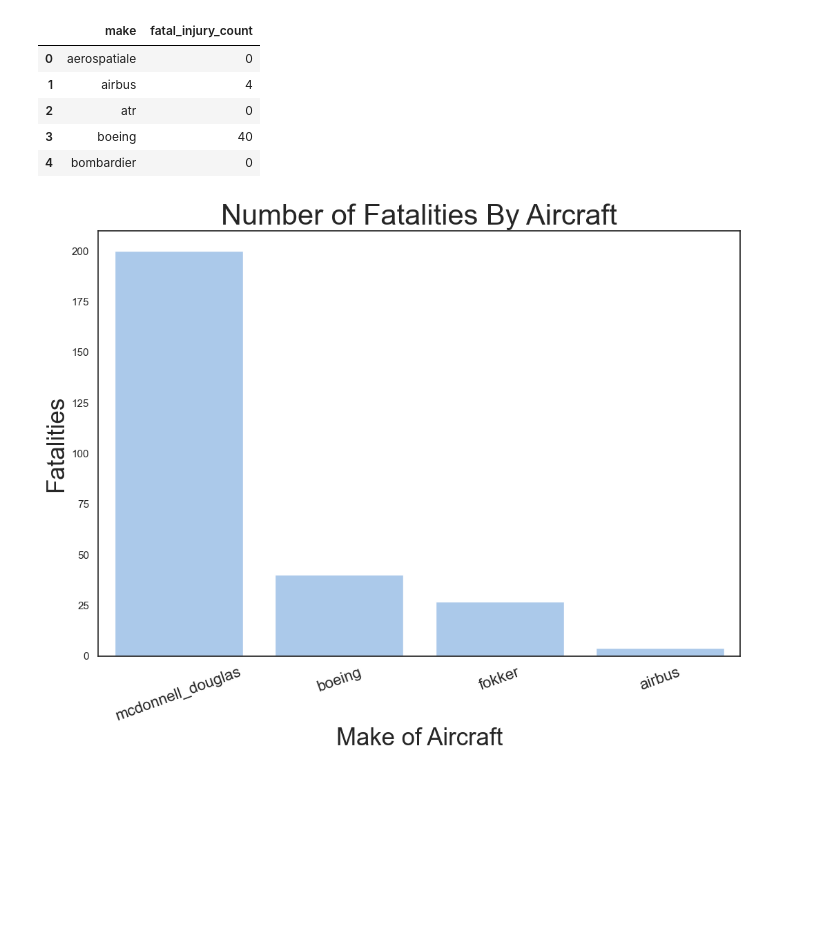
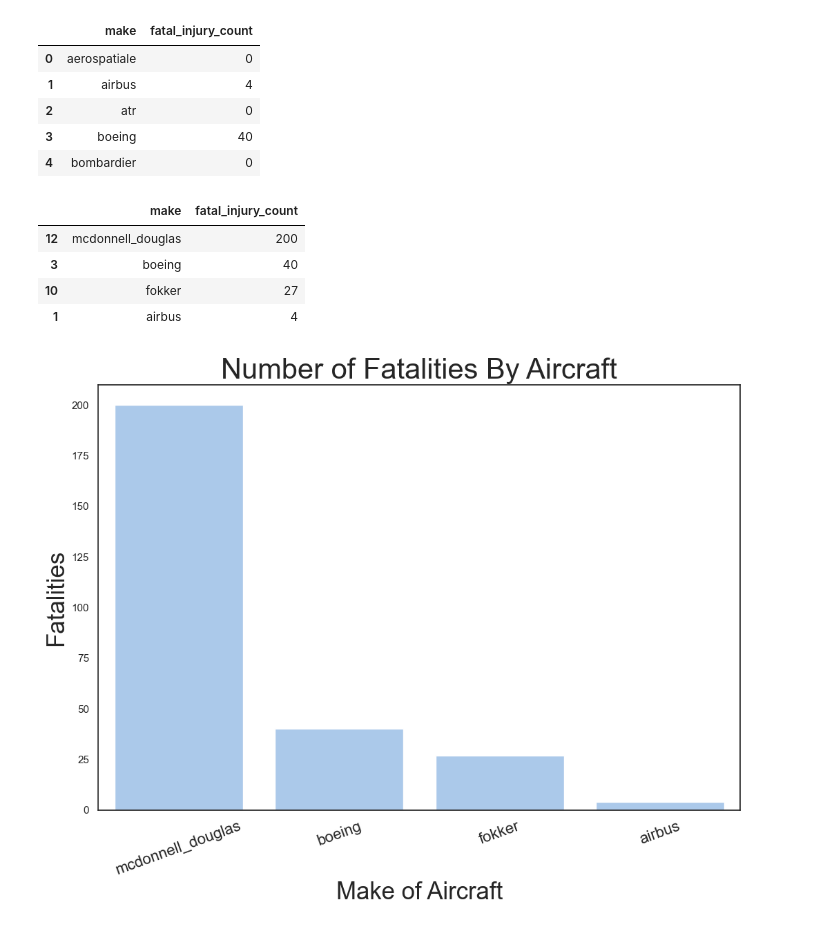
Before and after one commit to FragariaChemist/airline_safety, a Jupyter notebook: code/05_data_viz_hh.ipynb, the cells around one changed output. Cells and saved outputs as stored; diff of their text form; code cells hidden in the pictures; blank space fills up the shorter version.

```diff
--- a/code/05_data_viz_hh.ipynb
+++ b/code/05_data_viz_hh.ipynb
@@ -57,6 +61,14 @@ make.head()
 make = make[make['fatal_injury_count'] > 0]
 # %%
 make = make.sort_values(by = 'fatal_injury_count', ascending = False)
+# %%
+make
+# %% [output]
+|  | make | fatal_injury_count |
+| 12 | mcdonnell_douglas | 200 |
+| 3 | boeing | 40 |
+| 10 | fokker | 27 |
+| 1 | airbus | 4 |
 # %%
 # plot
 plt.figure(figsize = (12, 8))
```
Also changed, not shown: parts of 5 cells of this notebook, 2 other files.
